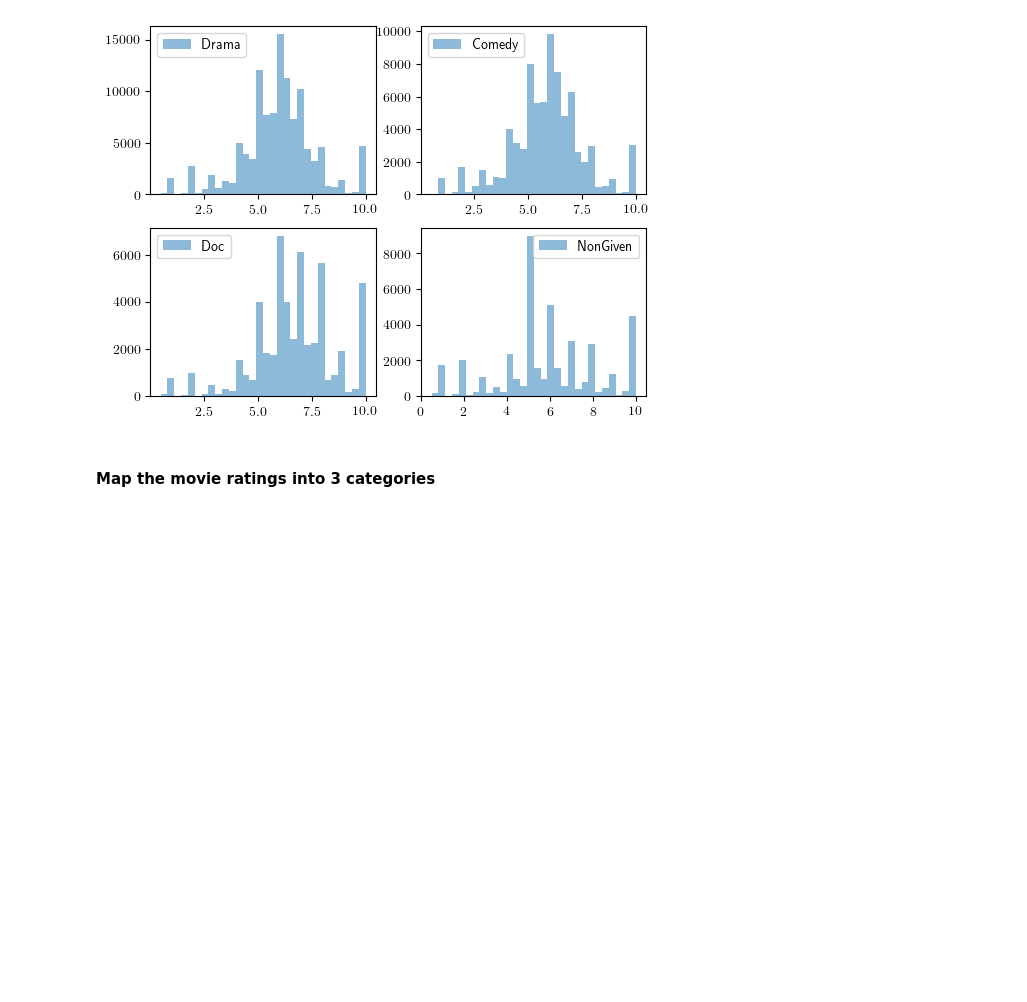
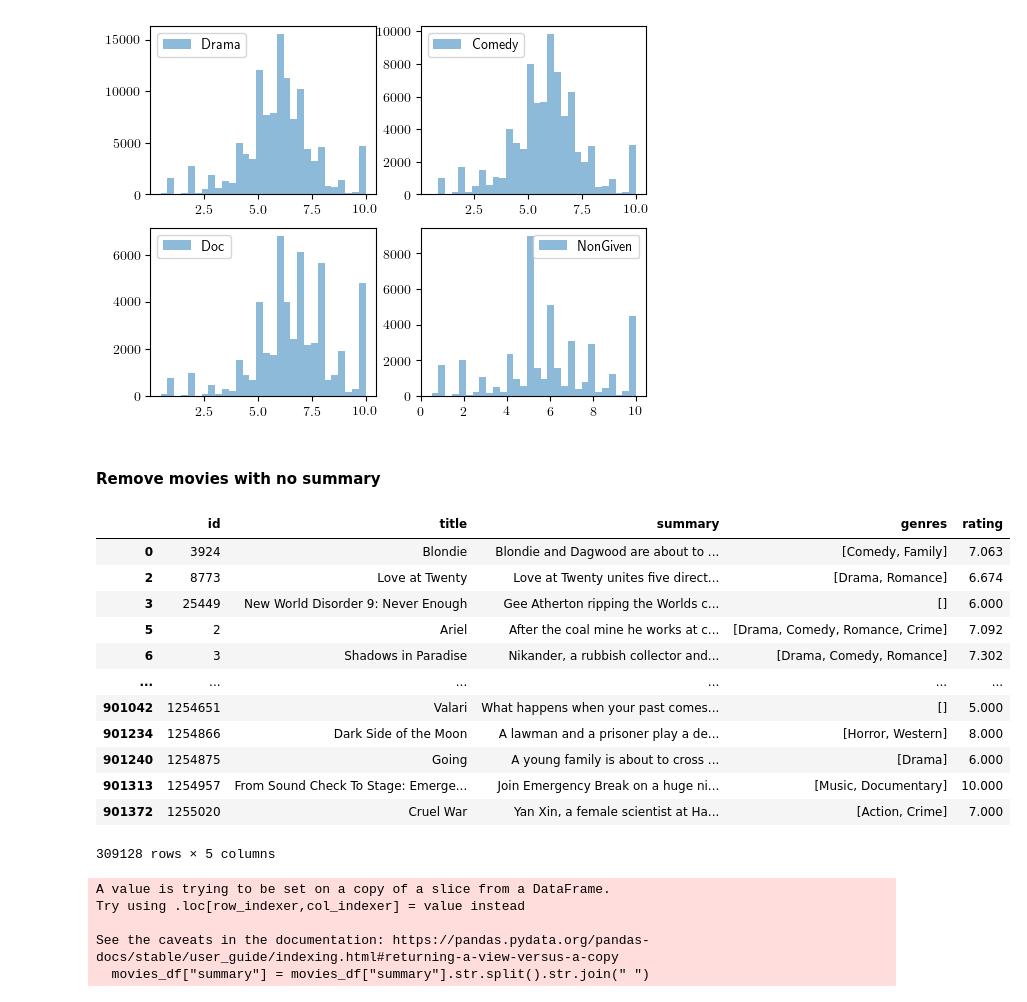
Before and after one commit to sariaslaso/movies_and_LLMs, a Jupyter notebook: predict_ratings/data_processing.ipynb, the cells around one changed output. Drawn from its saved outputs; the diff is of its cells as text; code cells hidden in the pictures; blank space fills up the shorter version.

```diff
--- a/predict_ratings/data_processing.ipynb
+++ b/predict_ratings/data_processing.ipynb
@@ -182,5 +183,37 @@ plt.xticks(np.arange(0, 11, 2))
 plt.show()
 # %% [output]
 [figure]
-# %% [markdown]
-#### Map the movie ratings into 3 categories
+# %% [markdown]
+#### Remove movies with no summary
+# %%
+movies_df = movies_df[movies_df["summary"].map(len) != 0]
+movies_df
+# %% [output]
+|  | id | title | summary | genres | rating |
+| 0 | 3924 | Blondie | Blondie and Dagwood are about to ... | [Comedy, Family] | 7.063 |
+| 2 | 8773 | Love at Twenty | Love at Twenty unites five direct... | [Drama, Romance] | 6.674 |
+| 3 | 25449 | New World Disorder 9: Never Enough | Gee Atherton ripping the Worlds c... | [] | 6.000 |
+| 5 | 2 | Ariel | After the coal mine he works at c... | [Drama, Comedy, Romance, Crime] | 7.092 |
+| 6 | 3 | Shadows in Paradise | Nikander, a rubbish collector and... | [Drama, Comedy, Romance] | 7.302 |
+| ... | ... | ... | ... | ... | ... |
+| 901042 | 1254651 | Valari | What happens when your past comes... | [] | 5.000 |
+| 901234 | 1254866 | Dark Side of the Moon | A lawman and a prisoner play a de... | [Horror, Western] | 8.000 |
+| 901240 | 1254875 | Going | A young family is about to cross ... | [Drama] | 6.000 |
+| 901313 | 1254957 | From Sound Check To Stage: Emerge... | Join Emergency Break on a huge ni... | [Music, Documentary] | 10.000 |
+| 901372 | 1255020 | Cruel War | Yan Xin, a female scientist at Ha... | [Action, Crime] | 7.000 |
+309128 rows × 5 columns
+# %%
+# normalice spacing in the summaries
+
+# using map
+# movies_df["summary"] = movies_df["summary"].map(lambda x: " ".join(x.split()))
+
+
+# without using map
+movies_df["summary"] = movies_df["summary"].str.split().str.join(" ")
+# %% [output]
+A value is trying to be set on a copy of a slice from a DataFrame.
+Try using .loc[row_indexer,col_indexer] = value instead
+
+See the caveats in the documentation: https://pandas.pydata.org/pandas-docs/stable/user_guide/indexing.html#returning-a-view-versus-a-copy
+  movies_df["summary"] = movies_df["summary"].str.split().str.join(" ")
```
Also changed, not shown: parts of 21 cells of this notebook.
